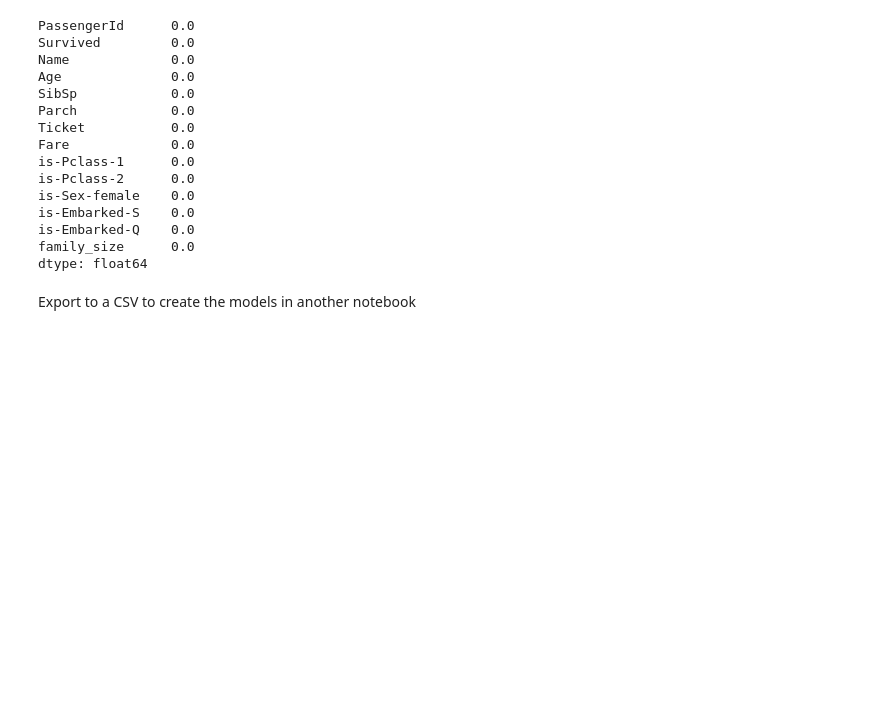
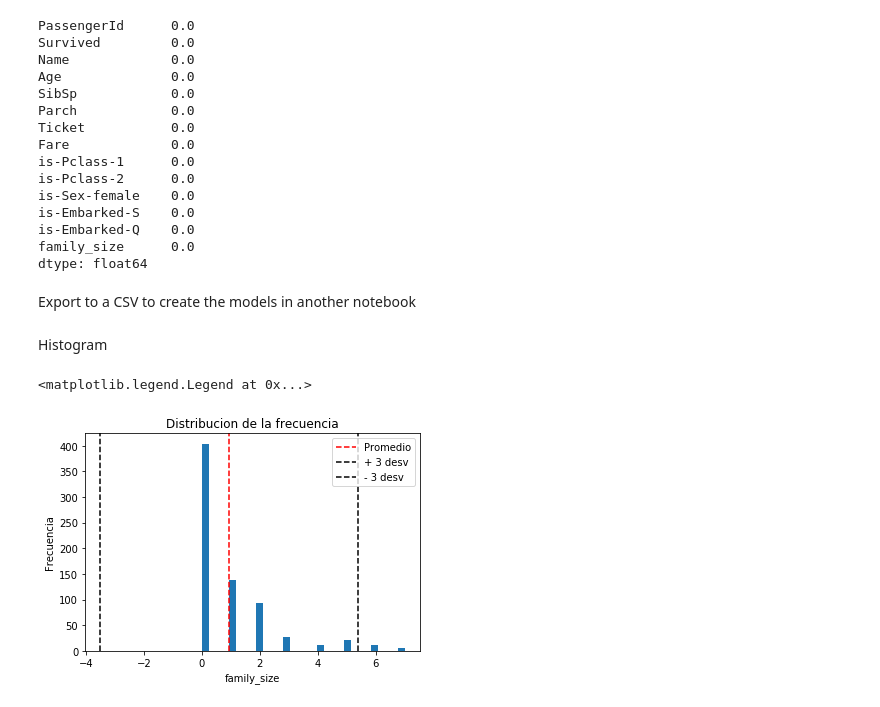
Before and after one commit to AndresNa34/Titanic-ML-Competition, a Jupyter notebook: titanic competition load and cleaning.ipynb, the cells around one changed output. Drawn from its saved outputs; the diff is of its cells as text; code cells hidden in the pictures; blank space fills up the shorter version.

```diff
--- a/titanic competition load and cleaning.ipynb
+++ b/titanic competition load and cleaning.ipynb
@@ -187,3 +187,19 @@ dtype: float64
 Export to a CSV to create the models in another notebook
 # %%
 df.to_csv('master.csv', index=False)
+# %% [markdown]
+Histogram
+# %%
+fig, ax = plt.subplots()
+ax.hist(df['family_size'], bins = 30)
+ax.set_title('Distribucion de la frecuencia')
+ax.set_xlabel('family_size')
+ax.set_ylabel('Frecuencia')
+
+plt.axvline(np.mean(df['family_size']), c='r', linestyle='--', label='Promedio')
+plt.axvline(np.mean(df['family_size']) + 3*np.std(df['family_size']), c='k', linestyle='--', label='+ 3 desv')
+plt.axvline(np.mean(df['family_size']) - 3*np.std(df['family_size']), c='k', linestyle='--', label='- 3 desv')
+plt.legend()
+# %% [output]
+<matplotlib.legend.Legend at 0x...>
+[figure, added]
```
Also changed, not shown: 1 other file.
